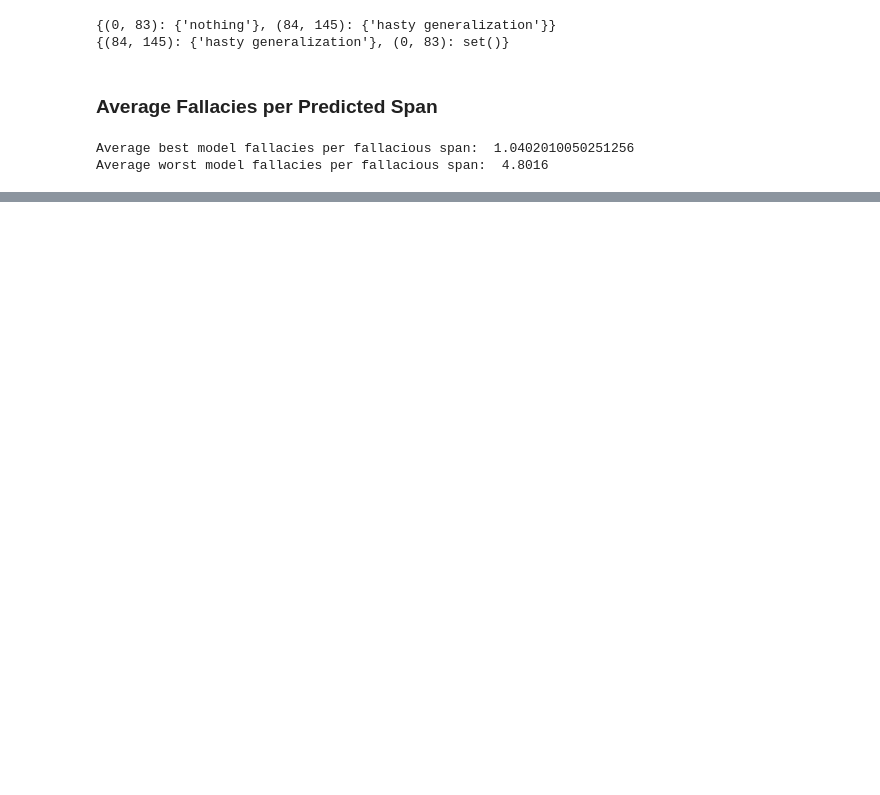
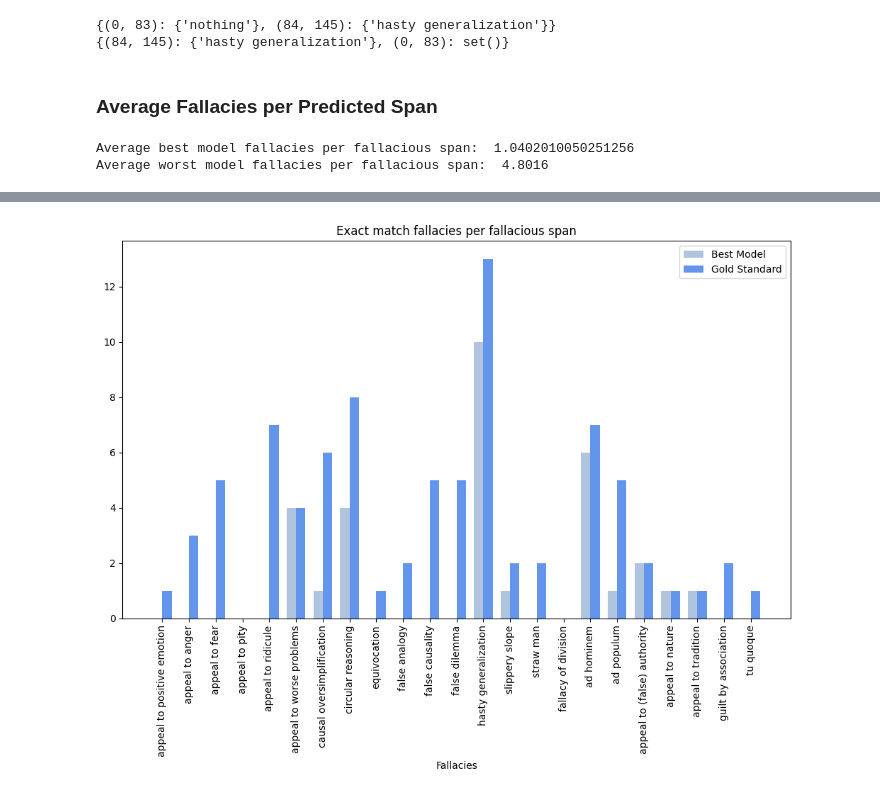
Before and after one commit to ChadiHelwe/MAFALDA, a Jupyter notebook: error_analysis.ipynb, the cells around one changed output, grey strips where cells are left out. Saved outputs shown, nothing was run; the diff lists cells and outputs as text; code cells hidden in the pictures; blank space fills up the shorter version.

```diff
--- a/error_analysis.ipynb
+++ b/error_analysis.ipynb
@@ -188,0 +268,2 @@ Average worst model fallacies per fallacious span:  4.8016
+# %%
+count_best_match, count_best_span, gd_best_labels_count, pred_labels_count = count_match_fallacious_span(all_dict_gold_spans, all_dict_best_pred_spans)
@@ -188,0 +320,34 @@ Average worst model fallacies per fallacious span:  4.8016
+# %%
+def plot_bar_labels_exact_match(gd_best_labels_count, pred_labels_count, name_bar_pred_labels):
+
+    del gd_best_labels_count["nothing"]
+    del pred_labels_count["nothing"]
+
+    del gd_best_labels_count["unknown"]
+    del pred_labels_count["unknown"]
+
+    labels = list(gd_best_labels_count.keys())
+    values1 = list(pred_labels_count.values())
+    values2 = list(gd_best_labels_count.values())
+
+    fig, ax = plt.subplots(figsize=(10, 8))
+
+    bar_width = 0.35
+    index = np.arange(len(labels))
+
+    ax.bar(index - bar_width/2, values1, bar_width, label=name_bar_pred_labels, color='lightsteelblue')
+    ax.bar(index + bar_width/2, values2, bar_width, label='Gold Standard', color='cornflowerblue')
+
+    ax.set_xlabel('Fallacies')
+    ax.set_title('Exact match fallacies per fallacious span')
+    ax.set_xticks(index)
+    ax.set_xticklabels(labels)
+    plt.xticks(rotation=90)
+    ax.legend()
+
+    plt.tight_layout()
+    plt.show()
+# %%
+plot_bar_labels_exact_match(gd_best_labels_count, pred_labels_count, "Best Model")
+# %% [output]
+[figure, added]
```
Also changed, not shown: parts of 19 cells of this notebook, 2 other files.
